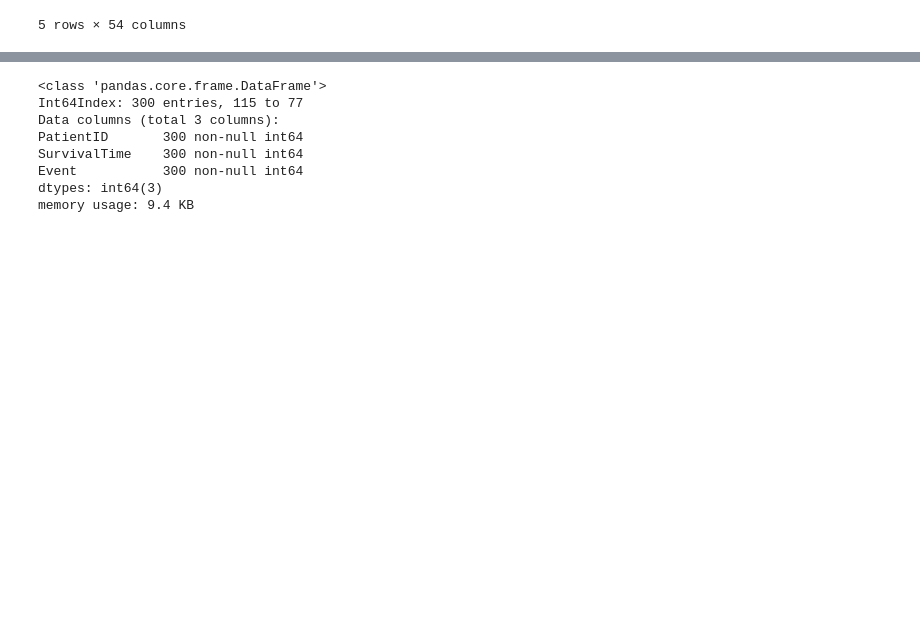
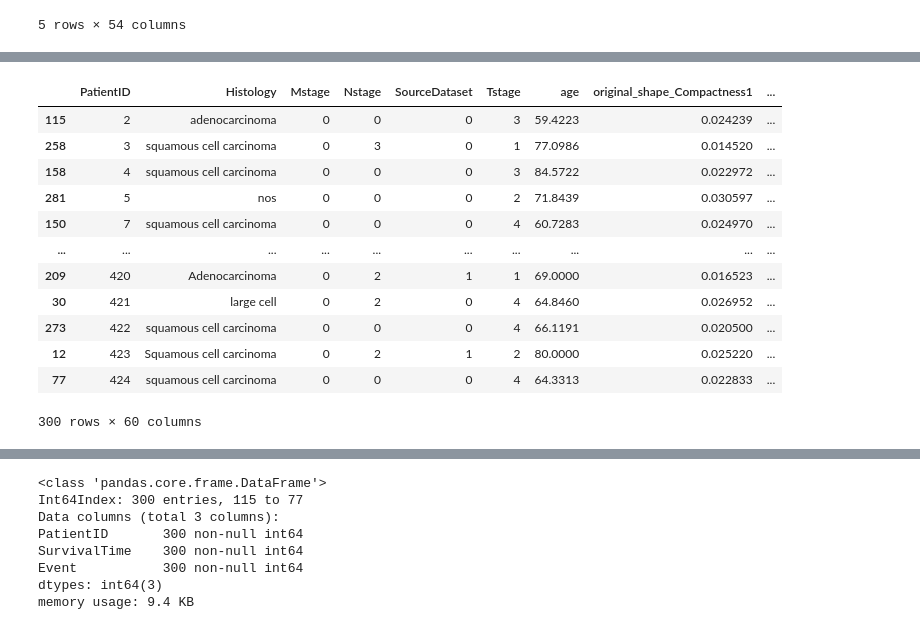
Before and after one commit to blaze225/Owkin_data_challenge, a Jupyter notebook: data_exploration.ipynb, the cells around one changed output, grey strips where cells are left out. Cells and saved outputs as stored; diff of their text form; code cells hidden in the pictures; blank space fills up the shorter version.

```diff
--- a/data_exploration.ipynb
+++ b/data_exploration.ipynb
@@ -217,0 +231,19 @@ array([[2.42390038e-02, 2.08752545e-01, 1.00682670e+02, ...,
+# %%
+# Joining both dataframes on 'PatientID'
+df_joined = df_clinical.join(df_radiomics.set_index('PatientID'), on='PatientID')
+
+df_joined
+# %% [output]
+|  | PatientID | Histology | Mstage | Nstage | SourceDataset | Tstage | age | original_shape_Compactness1 | ... |
+| 115 | 2 | adenocarcinoma | 0 | 0 | 0 | 3 | 59.4223 | 0.024239 | ... |
+| 258 | 3 | squamous cell carcinoma | 0 | 3 | 0 | 1 | 77.0986 | 0.014520 | ... |
+| 158 | 4 | squamous cell carcinoma | 0 | 0 | 0 | 3 | 84.5722 | 0.022972 | ... |
+| 281 | 5 | nos | 0 | 0 | 0 | 2 | 71.8439 | 0.030597 | ... |
+| 150 | 7 | squamous cell carcinoma | 0 | 0 | 0 | 4 | 60.7283 | 0.024970 | ... |
+| ... | ... | ... | ... | ... | ... | ... | ... | ... | ... |
+| 209 | 420 | Adenocarcinoma | 0 | 2 | 1 | 1 | 69.0000 | 0.016523 | ... |
+| 30 | 421 | large cell | 0 | 2 | 0 | 4 | 64.8460 | 0.026952 | ... |
+| 273 | 422 | squamous cell carcinoma | 0 | 0 | 0 | 4 | 66.1191 | 0.020500 | ... |
+| 12 | 423 | Squamous cell carcinoma | 0 | 2 | 1 | 2 | 80.0000 | 0.025220 | ... |
+| 77 | 424 | squamous cell carcinoma | 0 | 0 | 0 | 4 | 64.3313 | 0.022833 | ... |
+300 rows × 60 columns
```
Also changed, not shown: parts of 22 cells of this notebook.
